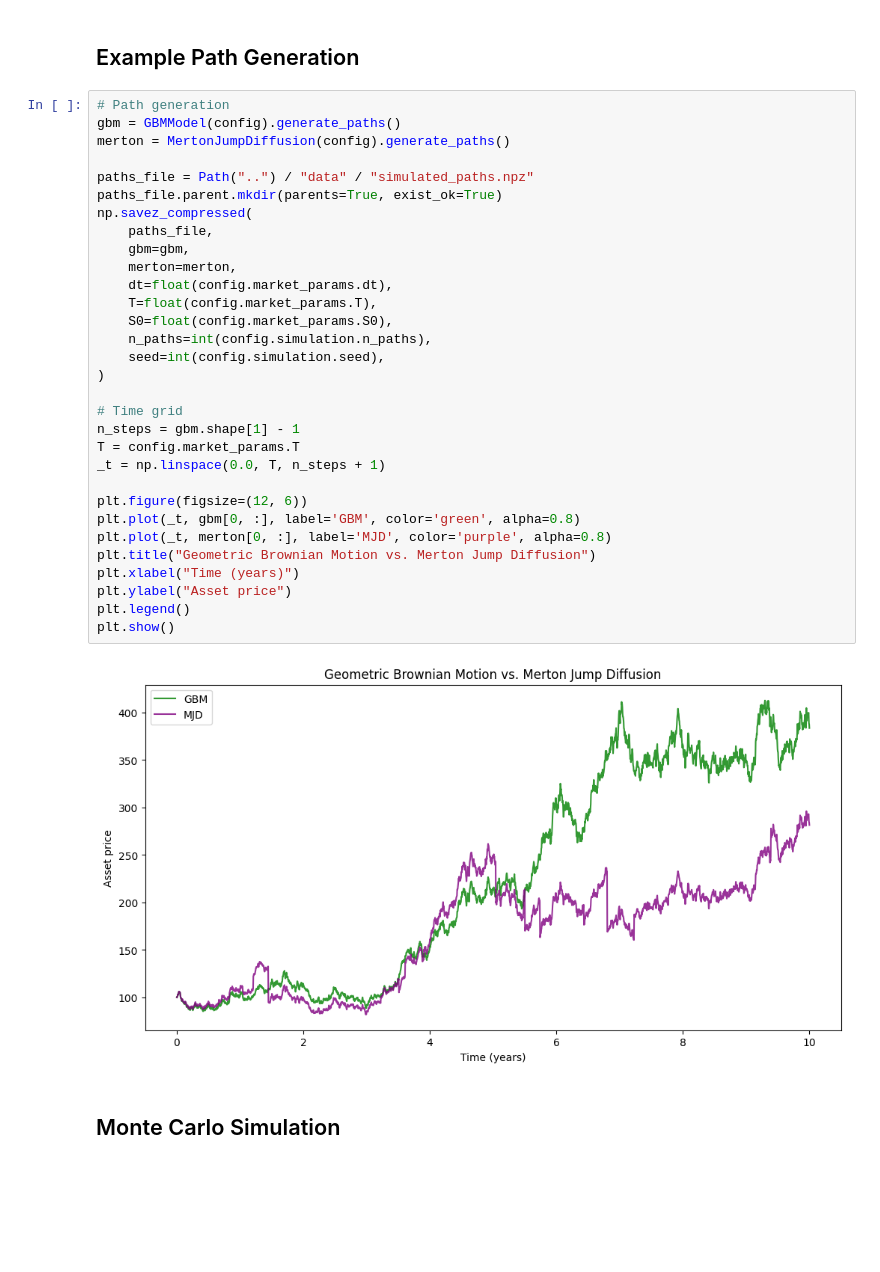
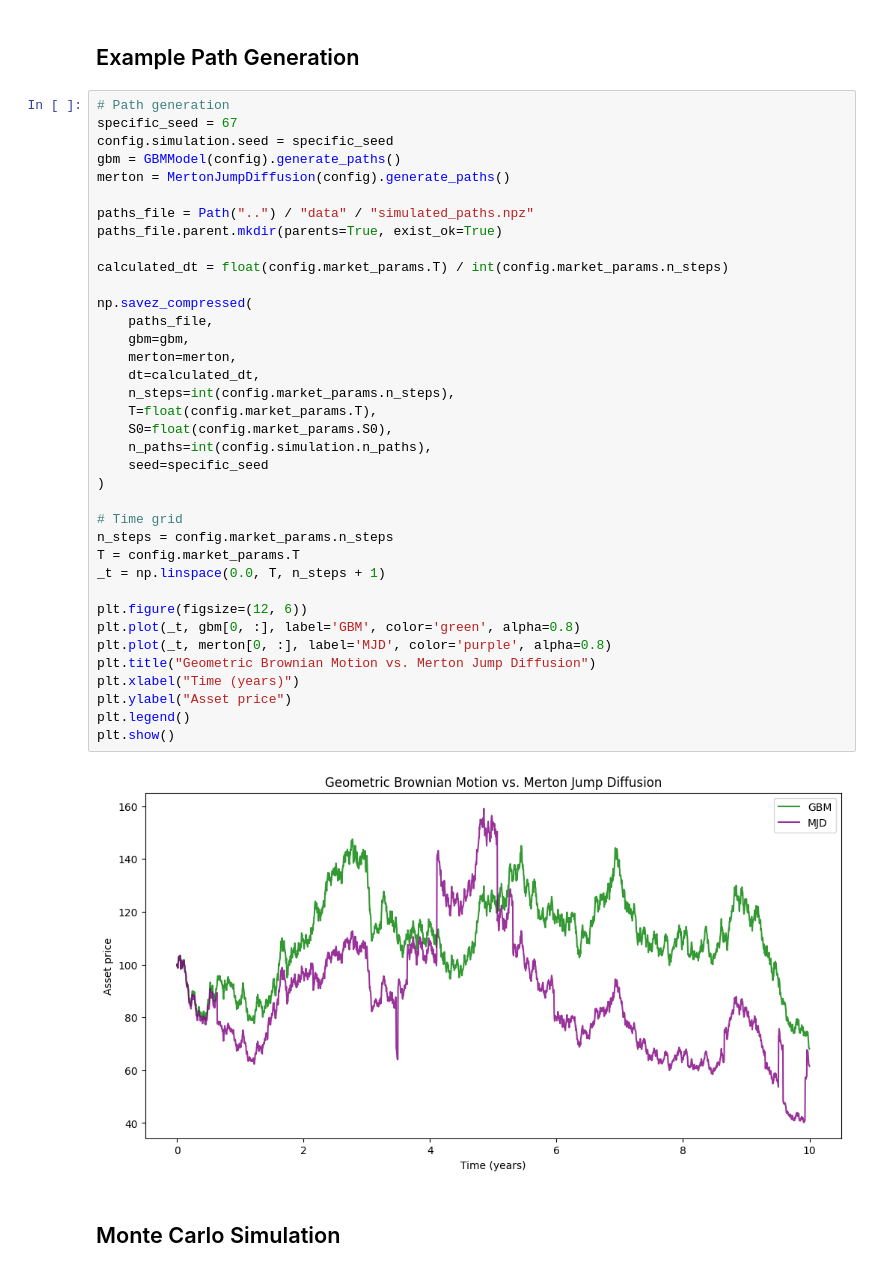
Before and after one commit to mattia-3rne/delta-hedging-in-merton-jump-diffusion-model, a Jupyter notebook: notebooks/01_market_simulation.ipynb, the cells around one changed output. Drawn from its saved outputs; the diff is of its cells as text; blank space fills up the shorter version.

```diff
--- a/notebooks/01_market_simulation.ipynb
+++ b/notebooks/01_market_simulation.ipynb
@@ -24,37 +24,43 @@ config = load_config()
 ## Example Path Generation
 # %%
 # Path generation
+specific_seed = 67
+config.simulation.seed = specific_seed
 gbm = GBMModel(config).generate_paths()
 merton = MertonJumpDiffusion(config).generate_paths()
 
 paths_file = Path("..") / "data" / "simulated_paths.npz"
 paths_file.parent.mkdir(parents=True, exist_ok=True)
+
+calculated_dt = float(config.market_params.T) / int(config.market_params.n_steps)
+
 np.savez_compressed(
     paths_file,
     gbm=gbm,
     merton=merton,
-    dt=float(config.market_params.dt),
+    dt=calculated_dt,
+    n_steps=int(config.market_params.n_steps),
     T=float(config.market_params.T),
     S0=float(config.market_params.S0),
     n_paths=int(config.simulation.n_paths),
-    seed=int(config.simulation.seed),
+    seed=specific_seed
 )
 
 # Time grid
-n_steps = gbm.shape[1] - 1
+n_steps = config.market_params.n_steps
 T = config.market_params.T
 _t = np.linspace(0.0, T, n_steps + 1)
 
 plt.figure(figsize=(12, 6))
 plt.plot(_t, gbm[0, :], label='GBM', color='green', alpha=0.8)
 plt.plot(_t, merton[0, :], label='MJD', color='purple', alpha=0.8)
 plt.title("Geometric Brownian Motion vs. Merton Jump Diffusion")
 plt.xlabel("Time (years)")
 plt.ylabel("Asset price")
 plt.legend()
 plt.show()
 # %% [output]
-[figure, old version]
+[figure, new version]
 # %% [markdown]
 ## Monte Carlo Simulation
 # %%
```
Also changed, not shown: parts of 4 cells of this notebook, 4 other files.
